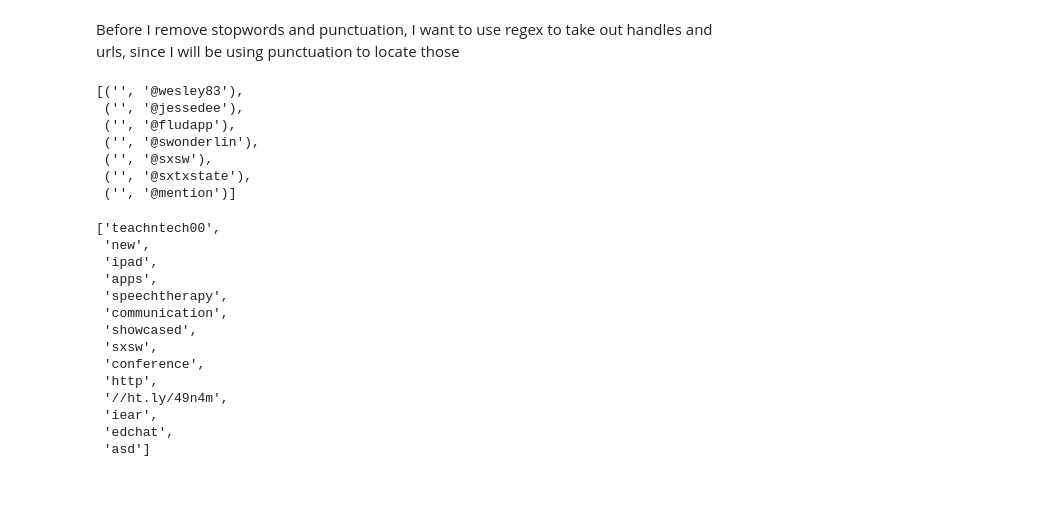
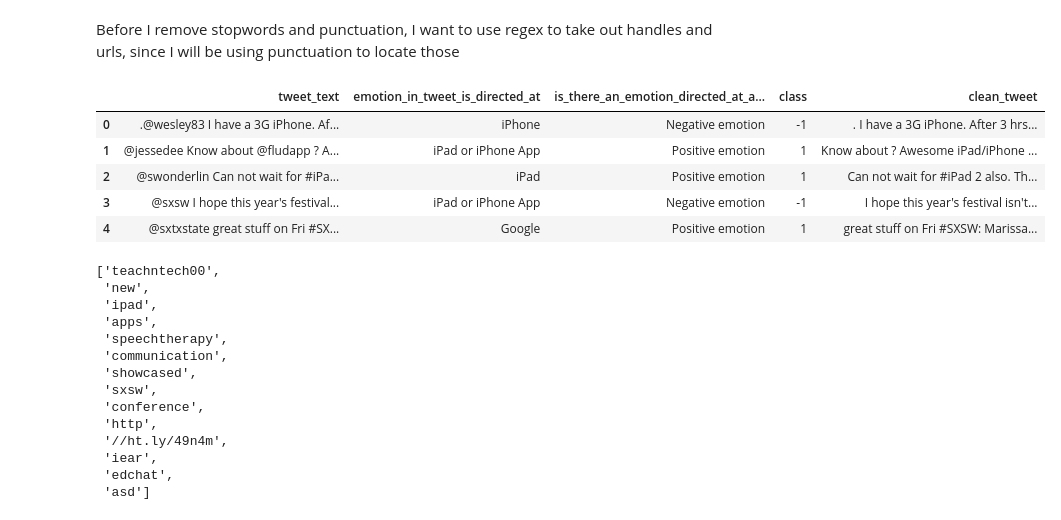
Before and after one commit to christisarv/NLP-sentiment-analysis, a Jupyter notebook: Data Exploration Notebook.ipynb, the cells around one changed output. Cells and saved outputs as stored; diff of their text form; code cells hidden in the pictures; blank space fills up the shorter version.

```diff
--- a/Data Exploration Notebook.ipynb
+++ b/Data Exploration Notebook.ipynb
@@ -271,19 +261,21 @@ Name: class, dtype: float64
 Before I remove stopwords and punctuation, I want to use regex to take out handles and urls, since I will be using punctuation to locate those
 # %%
 # Use regex to remove handles and links
-import re
-pattern = '(http://[^"\s]+)|(@\w+)'
-p = re.compile(pattern)
-handles = p.findall(str(raw_data['tweet_text']))
-handles
+
+# pattern = '(http://[^"\s]+)|(@\w+)'
+# p = re.compile(pattern)
+# handles = p.findall(str(raw_data['tweet_text']))
+
+raw_data['clean_tweet'] = [re.sub(r'(http://[^"\s]+)|(@\w+)', '', tweet) for tweet in raw_data['tweet_text']]
-# %% [output]
-[('', '@wesley83'),
- ('', '@jessedee'),
- ('', '@fludapp'),
- ('', '@swonderlin'),
- ('', '@sxsw'),
- ('', '@sxtxstate'),
- ('', '@mention')]
+# %%
+raw_data.head()
+# %% [output]
+|  | tweet_text | emotion_in_tweet_is_directed_at | is_there_an_emotion_directed_at_a... | class | clean_tweet |
+| 0 | .@wesley83 I have a 3G iPhone. Af... | iPhone | Negative emotion | -1 | . I have a 3G iPhone. After 3 hrs... |
+| 1 | @jessedee Know about @fludapp ? A... | iPad or iPhone App | Positive emotion | 1 | Know about ? Awesome iPad/iPhone ... |
+| 2 | @swonderlin Can not wait for #iPa... | iPad | Positive emotion | 1 | Can not wait for #iPad 2 also. Th... |
+| 3 | @sxsw I hope this year's festival... | iPad or iPhone App | Negative emotion | -1 | I hope this year's festival isn't... |
+| 4 | @sxtxstate great stuff on Fri #SX... | Google | Positive emotion | 1 | great stuff on Fri #SXSW: Marissa... |
 # %%
 # use regex to remove @handles, link, mention, rt?
 # text = re.sub(r'^https?:\/\/.*[\r\n]*', '', text, flags=re.MULTILINE)
```
Also changed, not shown: parts of 7 cells of this notebook.
